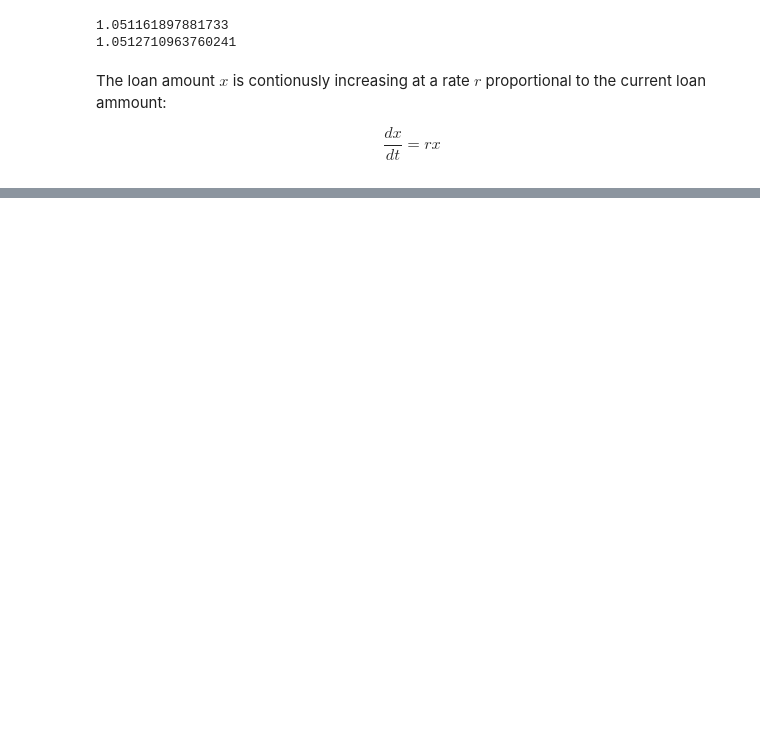
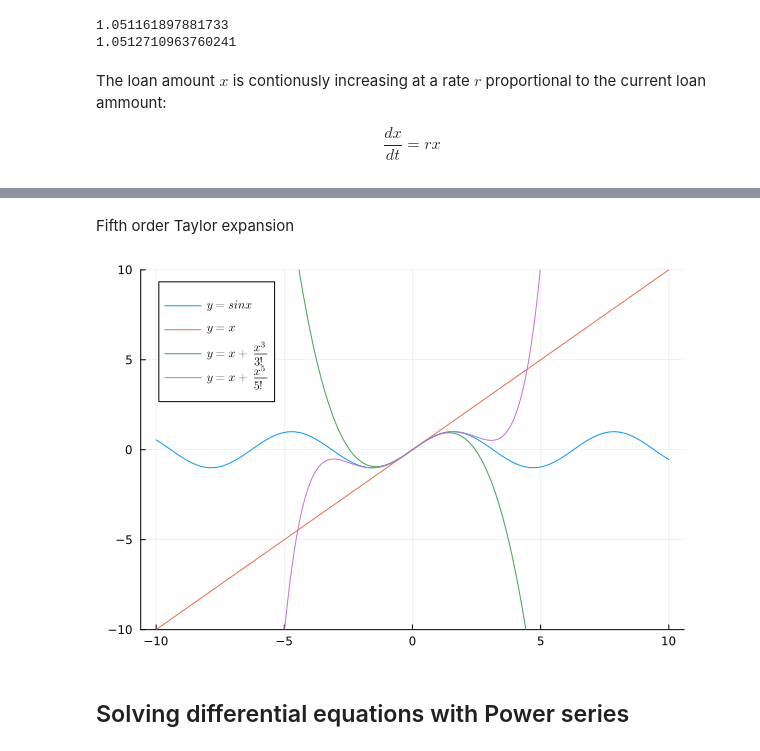
Before and after one commit to onedeeper/ddse-in-julia, a Jupyter notebook: ddse/_build/jupyter_execute/notebooks/lecture_2_3.ipynb, the cells around one changed output, grey strips where cells are left out. Saved outputs shown, nothing was run; the diff lists cells and outputs as text; code cells hidden in the pictures; blank space fills up the shorter version.

```diff
--- a/ddse/_build/jupyter_execute/notebooks/lecture_2_3.ipynb
+++ b/ddse/_build/jupyter_execute/notebooks/lecture_2_3.ipynb
@@ -94,0 +174,12 @@ $$
+# %% [markdown]
+Fifth order Taylor expansion
+# %%
+# 0 + x + 0x^2 + x^3
+p_coefs = [0,1,0,1*(-1/factorial(3)),0,1*(1/factorial(5))]
+poly = Polynomial(p_coefs)
+y_poly_5 = poly.(x)
+plot(x, [y,y_poly,y_poly_3,y_poly_5], label = [L"$y = sin x$" L"$y = x$" L"$y = x + \frac{x^3}{3!}$" L"$y = x + \frac{x^5}{5!}$"], ylim = [-10,10])
+# %% [output]
+[figure, added]
+# %% [markdown]
+## Solving differential equations with Power series
```
Also changed, not shown: parts of 16 cells of this notebook, 48 other files.
